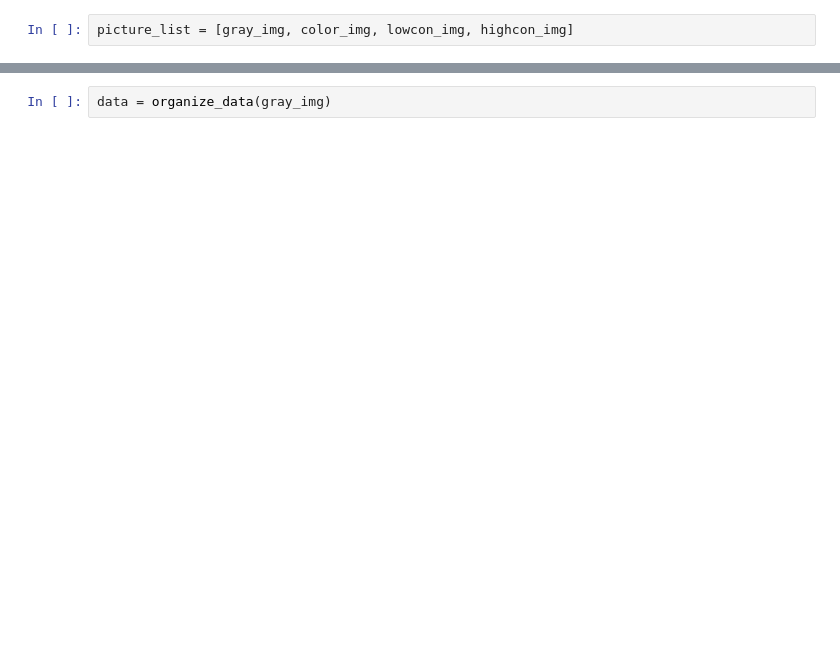
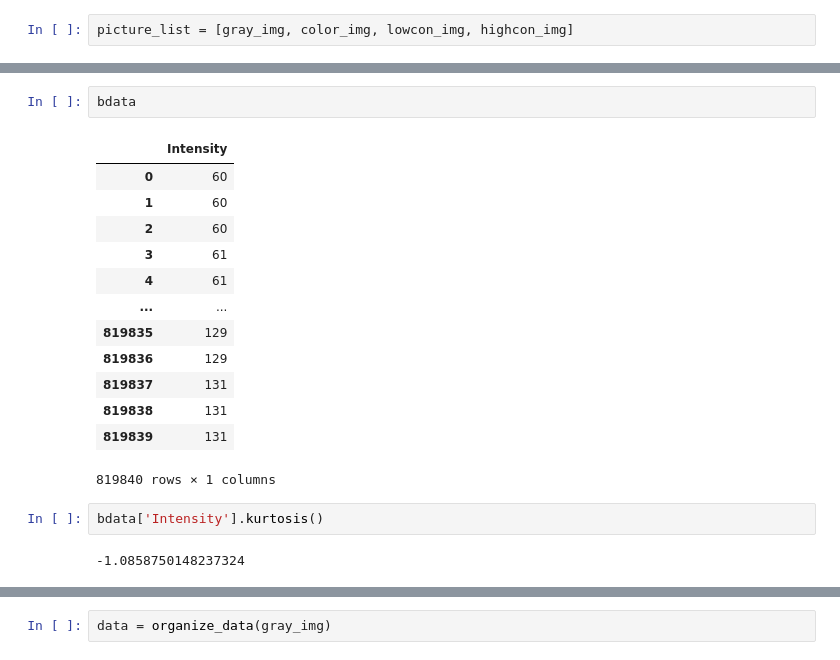
Before and after one commit to TRO-Wolf/cvision, a Jupyter notebook: Stable Matching Algorithm 3.ipynb, the cells around one changed output, grey strips where cells are left out. Cells and saved outputs as stored; diff of their text form; blank space fills up the shorter version.

```diff
--- a/Stable Matching Algorithm 3.ipynb
+++ b/Stable Matching Algorithm 3.ipynb
@@ -92,0 +217,20 @@ def organize_data(image):
+# %%
+bdata
+# %% [output]
+|  | Intensity |
+| 0 | 60 |
+| 1 | 60 |
+| 2 | 60 |
+| 3 | 61 |
+| 4 | 61 |
+| ... | ... |
+| 819835 | 129 |
+| 819836 | 129 |
+| 819837 | 131 |
+| 819838 | 131 |
+| 819839 | 131 |
+819840 rows × 1 columns
+# %%
+bdata['Intensity'].kurtosis()
+# %% [output]
+-1.0858750148237324
```
Also changed, not shown: parts of 53 cells of this notebook, 1 other file.
